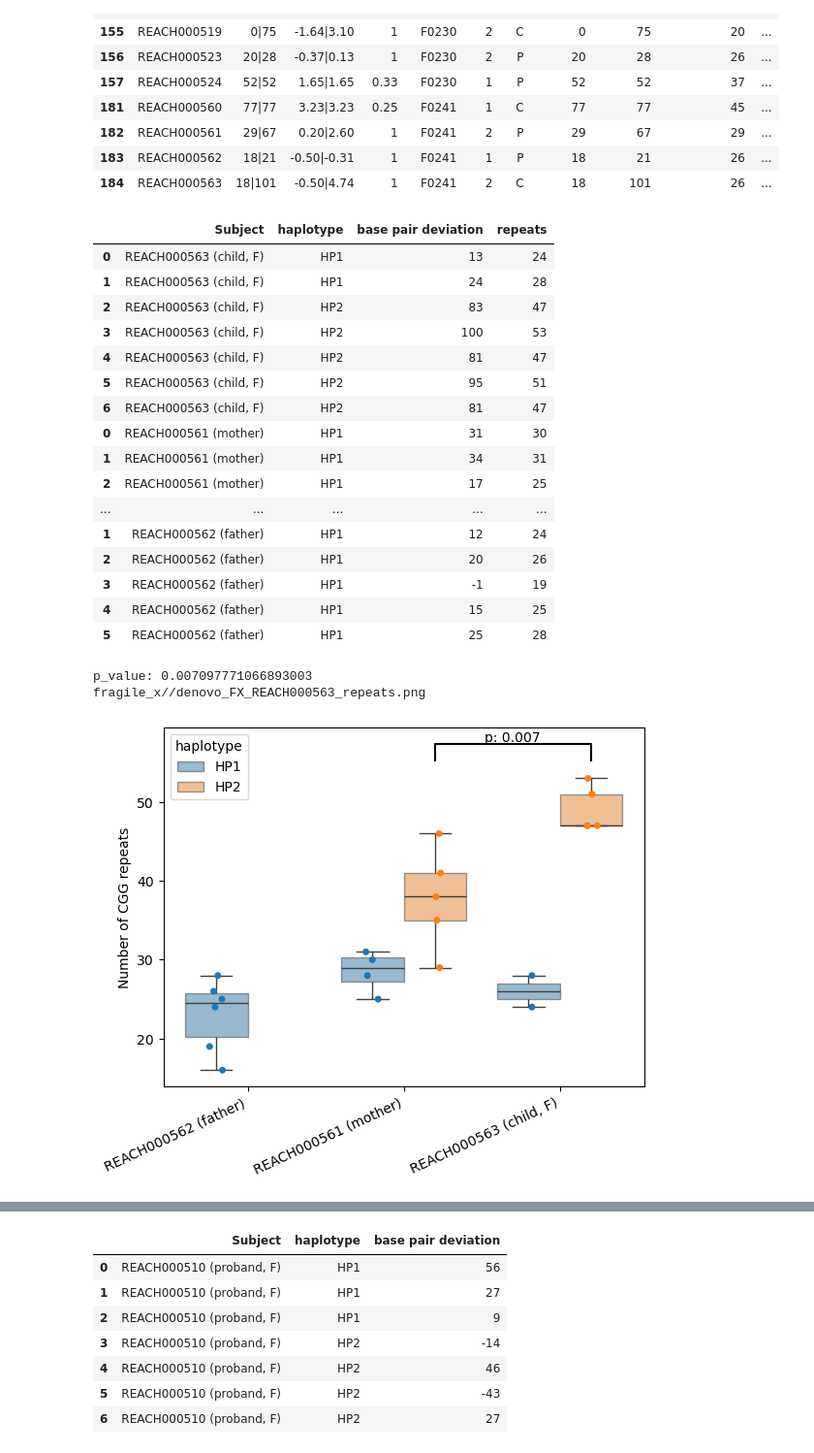
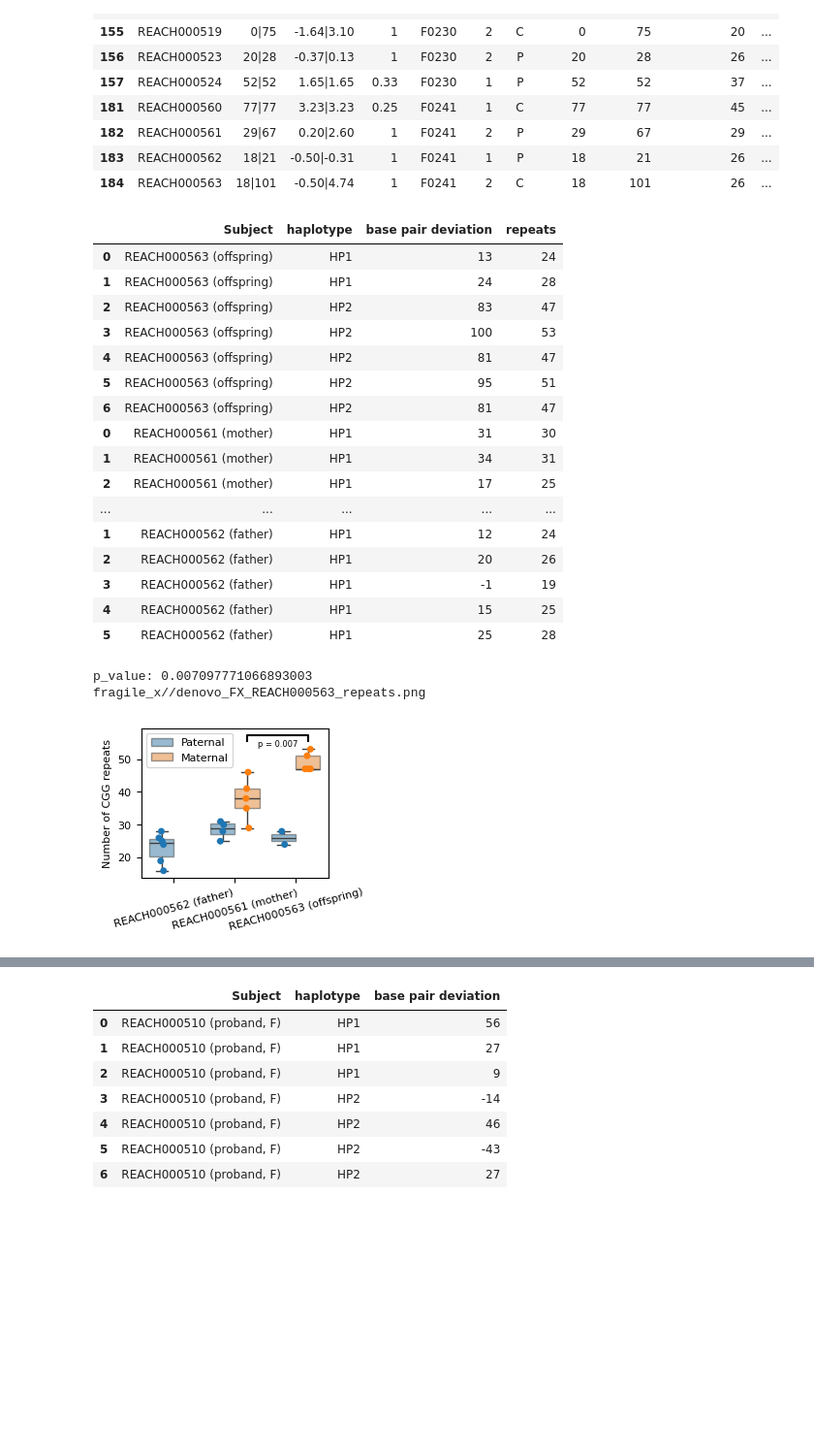
Before and after one commit to mldmort/SV_process, a Jupyter notebook: FX_dev_dist.ipynb, the cells around one changed output, grey strips where cells are left out. Shown at 97% size. Cells and saved outputs as stored; diff of their text form; code cells hidden in the pictures; blank space fills up the shorter version.

```diff
--- a/FX_dev_dist.ipynb
+++ b/FX_dev_dist.ipynb
@@ -283,7 +283,7 @@ m_hp_2 = [79,55,28,65,46]
 # REACH000562 (dad): reads are all unphased but we have just one haplotype here
 d_hp_all = [-10,12,20,-1,15,25]
 
-df_plt_c1 = pd.DataFrame({'Subject': ['REACH000563 (child, F)' for x in range(len(c1_hp_1+c1_hp_2))],
+df_plt_c1 = pd.DataFrame({'Subject': ['REACH000563 (offspring)' for x in range(len(c1_hp_1+c1_hp_2))],
                          'haplotype': (['HP1' for x in range(len(c1_hp_1))]+['HP2' for x in range(len(c1_hp_2))]),
                          'base pair deviation': c1_hp_1+c1_hp_2})
 df_plt_c2 = pd.DataFrame({'Subject': ['REACH000560 (proband, M)' for x in range(len(c2_hp_1))],
@@ -300,7 +300,7 @@ df_plt_d = pd.DataFrame({'Subject': ['REACH000562 (father)' for x in range(len(d
 #display(df_plt_d)
 
 #order = ['REACH000560 (proband, M)', 'REACH000563 (sibling, F)', 'REACH000561 (mother)', 'REACH000562 (father)']
-order = ['REACH000562 (father)', 'REACH000561 (mother)', 'REACH000563 (child, F)']
+order = ['REACH000562 (father)', 'REACH000561 (mother)', 'REACH000563 (offspring)']
 
 #df_plt = pd.concat([df_plt_c1, df_plt_c2, df_plt_m, df_plt_d])
 df_plt = pd.concat([df_plt_c1, df_plt_m, df_plt_d])
@@ -308,50 +308,55 @@ df_plt = pd.concat([df_plt_c1, df_plt_m, df_plt_d])
 df_plt['repeats'] = ((df_plt['base pair deviation'] + 60)/3).astype(int)
 display(df_plt)
 
-plt.figure()
+FS = 8
+
+plt.figure(figsize=(2.5, 2))
 ax = sb.boxplot(data=df_plt, x='Subject', y='repeats', hue='haplotype', boxprops={'alpha': 0.5}, order=order)
 sb.stripplot(data=df_plt, x='Subject', y='repeats', hue='haplotype', dodge=True, ax=ax, legend=False, order=order)
+plt.legend(fontsize=FS)
+ax.legend(handles=ax.legend_.legend_handles, labels=['Paternal', "Maternal"], fontsize=FS)
 
 # statistical annotation, Perform paired t-test
 rep_mom_hp2 = df_plt.loc[(df_plt.Subject=='REACH000561 (mother)')&(df_plt.haplotype=='HP2'), 'repeats'].tolist()
-rep_sib_hp2 = df_plt.loc[(df_plt.Subject=='REACH000563 (child, F)')&(df_plt.haplotype=='HP2'), 'repeats'].tolist()
+rep_sib_hp2 = df_plt.loc[(df_plt.Subject=='REACH000563 (offspring)')&(df_plt.haplotype=='HP2'), 'repeats'].tolist()
 #print(f'rep_mom_hp2: {rep_mom_hp2}')
 #print(f'rep_sib_hp2: {rep_sib_hp2}')
 t_stat, p_value = ttest_ind(rep_mom_hp2, rep_sib_hp2)
 print(f'p_value: {p_value}')
 dx = .2
 x1, x2 = 1+dx, 2+dx   # columns (first column: 0, see plt.xticks())
 y, h, col = (max(c1_hp_2) + 60)/3 + 2, 2, 'k'
 
 plt.plot([x1, x1, x2, x2], [y, y+h, y+h, y], lw=1.5, c=col)
-plt.text((x1+x2)*.5, y+h, f"p: {p_value:.3f}", ha='center', va='bottom', color=col)
+plt.text((x1+x2)*.5, y-h, f"p = {p_value:.3f}", ha='center', va='bottom', color=col, fontsize=FS-2)
 
-plt.xticks(rotation=25, ha='right')
+plt.xticks(rotation=15, ha='center', fontsize=FS)
+plt.yticks(fontsize=FS)
 plt.xlabel('')
-plt.ylabel('Number of CGG repeats')
+plt.ylabel('Number of CGG repeats', fontsize=FS)
 fig_name = f'{dir_fig}/denovo_FX_REACH000563_repeats.png'
 print(fig_name)
-plt.savefig(fig_name, bbox_inches='tight')
+plt.savefig(fig_name, bbox_inches='tight', dpi=1200)
 plt.show()
 plt.close()
 # %% [output]
 |  | Subject | haplotype | base pair deviation | repeats |
-| 0 | REACH000563 (child, F) | HP1 | 13 | 24 |
-| 1 | REACH000563 (child, F) | HP1 | 24 | 28 |
-| 2 | REACH000563 (child, F) | HP2 | 83 | 47 |
-| 3 | REACH000563 (child, F) | HP2 | 100 | 53 |
-| 4 | REACH000563 (child, F) | HP2 | 81 | 47 |
-| 5 | REACH000563 (child, F) | HP2 | 95 | 51 |
-| 6 | REACH000563 (child, F) | HP2 | 81 | 47 |
+| 0 | REACH000563 (offspring) | HP1 | 13 | 24 |
+| 1 | REACH000563 (offspring) | HP1 | 24 | 28 |
+| 2 | REACH000563 (offspring) | HP2 | 83 | 47 |
+| 3 | REACH000563 (offspring) | HP2 | 100 | 53 |
+| 4 | REACH000563 (offspring) | HP2 | 81 | 47 |
+| 5 | REACH000563 (offspring) | HP2 | 95 | 51 |
+| 6 | REACH000563 (offspring) | HP2 | 81 | 47 |
 | 0 | REACH000561 (mother) | HP1 | 31 | 30 |
 | 1 | REACH000561 (mother) | HP1 | 34 | 31 |
 | 2 | REACH000561 (mother) | HP1 | 17 | 25 |
 | ... | ... | ... | ... | ... |
 | 1 | REACH000562 (father) | HP1 | 12 | 24 |
 | 2 | REACH000562 (father) | HP1 | 20 | 26 |
 | 3 | REACH000562 (father) | HP1 | -1 | 19 |
 | 4 | REACH000562 (father) | HP1 | 15 | 25 |
 | 5 | REACH000562 (father) | HP1 | 25 | 28 |
 p_value: 0.007097771066893003
 fragile_x//denovo_FX_REACH000563_repeats.png
-[figure, old version]
+[figure, new version]
```
Also changed, not shown: parts of 10 cells of this notebook, 12 other files.
